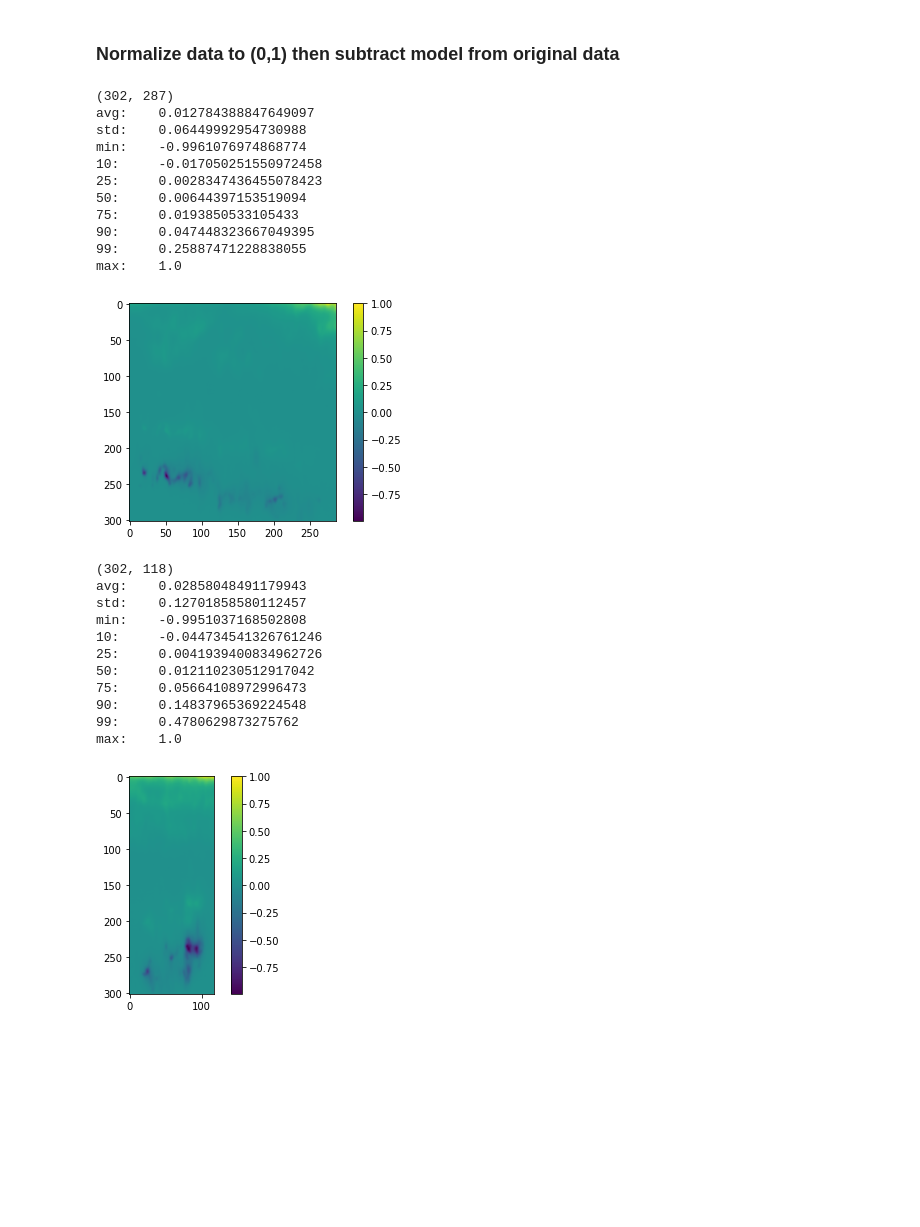
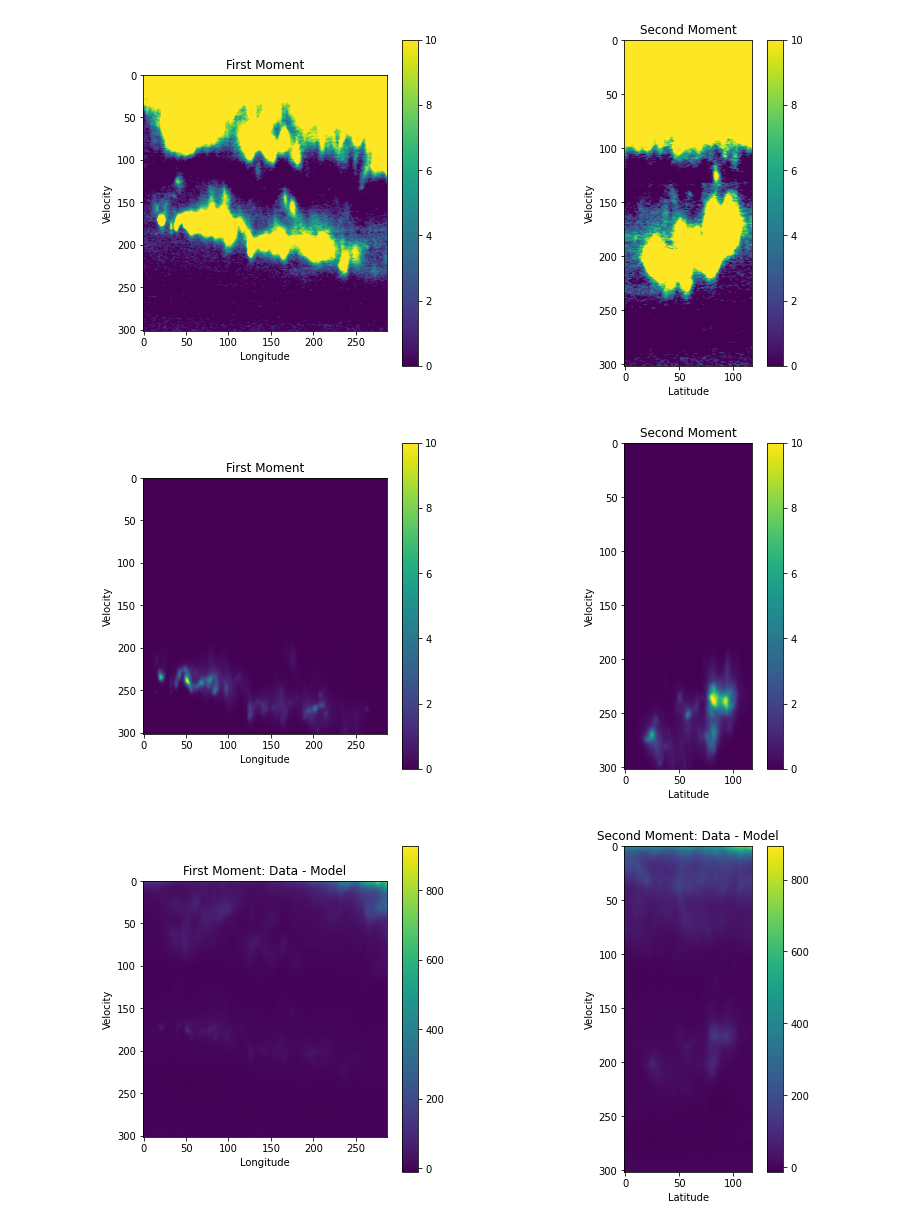
Before and after one commit to joedeboom/leading_arm, a Jupyter notebook: important_files/diff.ipynb, the cells around one changed output. Cells and saved outputs as stored; diff of their text form; code cells hidden in the pictures; blank space fills up the shorter version.

Commit message:
Adding diff notebook and data utils file

```diff
--- a/important_files/diff.ipynb
+++ b/important_files/diff.ipynb
@@ -161,42 +0,0 @@ max:    894.1998291015625
-# %% [markdown]
-### Normalize data to (0,1) then subtract model from original data
-# %%
-diff = normalize(np.sum(data, axis = (1))) - normalize(np.sum(model_data, axis = (1)))
-#diff = normalize(diff)
-getImgStats(diff)
-plt.imshow(diff)
-plt.colorbar()
-plt.show()
-# %% [output]
-(302, 287)
-avg:    0.012784388847649097
-std:    0.06449992954730988
-min:    -0.9961076974868774
-10:     -0.017050251550972458
-25:     0.0028347436455078423
-50:     0.00644397153519094
-75:     0.0193850533105433
-90:     0.047448323667049395
-99:     0.25887471228838055
-max:    1.0
-[figure, removed]
-# %%
-diff = normalize(np.sum(data, axis = (2))) - normalize(np.sum(model_data, axis = (2)))
-#diff = normalize(diff)
-getImgStats(diff)
-plt.imshow(diff)
-plt.colorbar()
-plt.show()
-# %% [output]
-(302, 118)
-avg:    0.02858048491179943
-std:    0.12701858580112457
-min:    -0.9951037168502808
-10:     -0.044734541326761246
-25:     0.0041939400834962726
-50:     0.012110230512917042
-75:     0.05664108972996473
-90:     0.14837965369224548
-99:     0.4780629873275762
-max:    1.0
-[figure, removed]
@@ -204,0 +3,6 @@ histograms and contours on these
+# %%
+data_utils.inspect_data(slim=False, colorbar=True)
+# %% [output]
+[figure, added]
+[figure, added]
+[figure, added]
```
Also changed, not shown: parts of 14 cells of this notebook, 4 other files.
